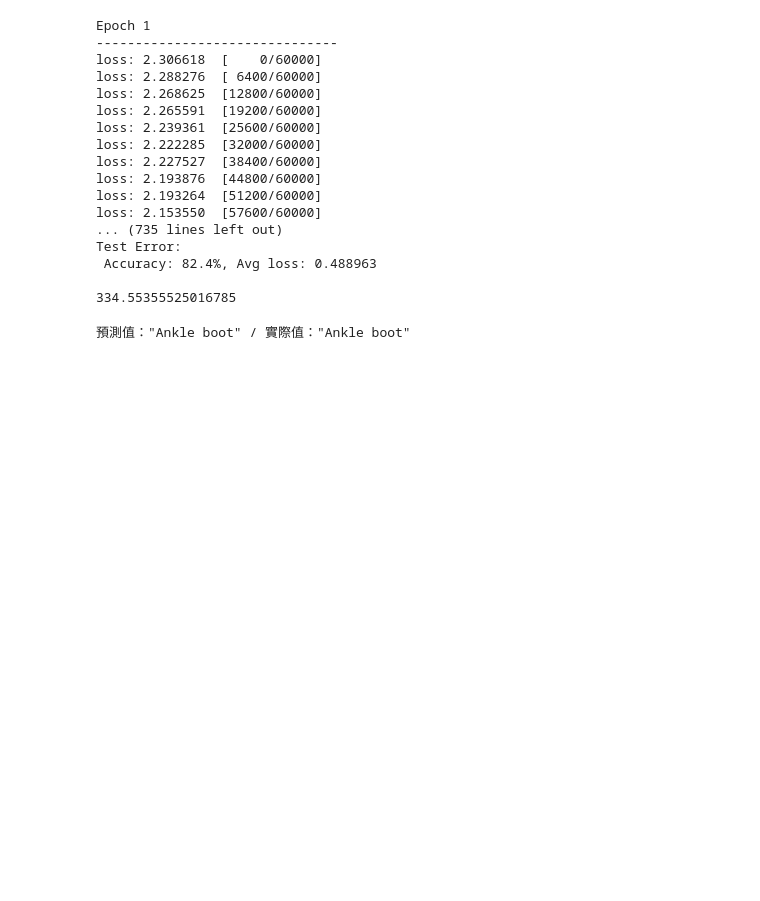
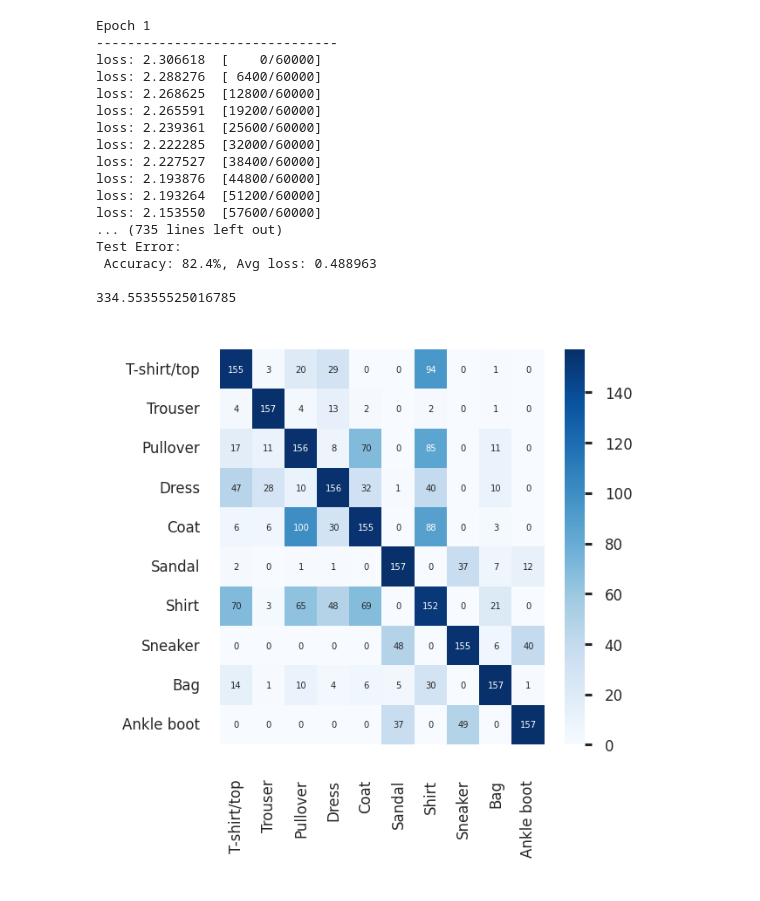
Before and after one commit to HuangJin-De/Machine-Learning-in-Atmospheric-Thermodynamics, a Jupyter notebook: hw01/hw01.ipynb, the cells around one changed output. Drawn from its saved outputs; the diff is of its cells as text; code cells hidden in the pictures; blank space fills up the shorter version.

```diff
--- a/hw01/hw01.ipynb
+++ b/hw01/hw01.ipynb
@@ -150,30 +155,40 @@ Test Error:
 # %%
 ###!mkdir drive/MyDrive/CP_data/hw01
 torch.save(model.state_dict(),'drive/MyDrive/CP_data/hw01/test.pkl')
-# %%
-model2 = NeuralNetwork()
-model2.load_state_dict(torch.load('drive/MyDrive/CP_data/hw01/test.pkl'))
-
-classes = [
-    "T-shirt/top",
-    "Trouser",
-    "Pullover",
-    "Dress",
-    "Coat",
-    "Sandal",
-    "Shirt",
-    "Sneaker",
-    "Bag",
-    "Ankle boot",
-]
-
-model2.eval()
-
-x, y = test_data[0][0], test_data[0][1]
-
-with torch.no_grad():
-    pred = model2(x)
-    predicted, actual = classes[pred[0].argmax(0)], classes[y]
-    print(f'預測值："{predicted}" / 實際值："{actual}"')
-# %% [output]
-預測值："Ankle boot" / 實際值："Ankle boot"
+# %%
+model2 = NeuralNetwork()
+model2.load_state_dict(torch.load('drive/MyDrive/CP_data/hw01/test.pkl'))
+
+classes = [
+    "T-shirt/top",
+    "Trouser",
+    "Pullover",
+    "Dress",
+    "Coat",
+    "Sandal",
+    "Shirt",
+    "Sneaker",
+    "Bag",
+    "Ankle boot",
+]
+
+model2.eval()
+
+cm=np.zeros((len(classes),len(classes)))
+
+for x,y in test_loader:
+  pred = model2(x)
+  cm[pred.argmax(1),y]=cm[pred.argmax(1),y]+1
+  #print(f'預測值："{pred[0].argmax(0)}" / 實際值："{y[0]}"')
+
+plt.rcParams.update({'ytick.major.size':2,'ytick.major.width':0.75})
+fig,ax=plt.subplots(figsize=(2,2),dpi=300)
+ax=sn.heatmap(cm,xticklabels=classes,yticklabels=classes,annot=True,cmap='Blues',fmt='g')
+
+plt.yticks(rotation=0)
+plt.xticks(rotation=90)
+ax.tick_params(labelsize=4)
+ax.figure.axes[-1].tick_params(labelsize=4)
+plt.show()
+# %% [output]
+[figure, added]
```
Also changed, not shown: parts of 2 cells of this notebook.
